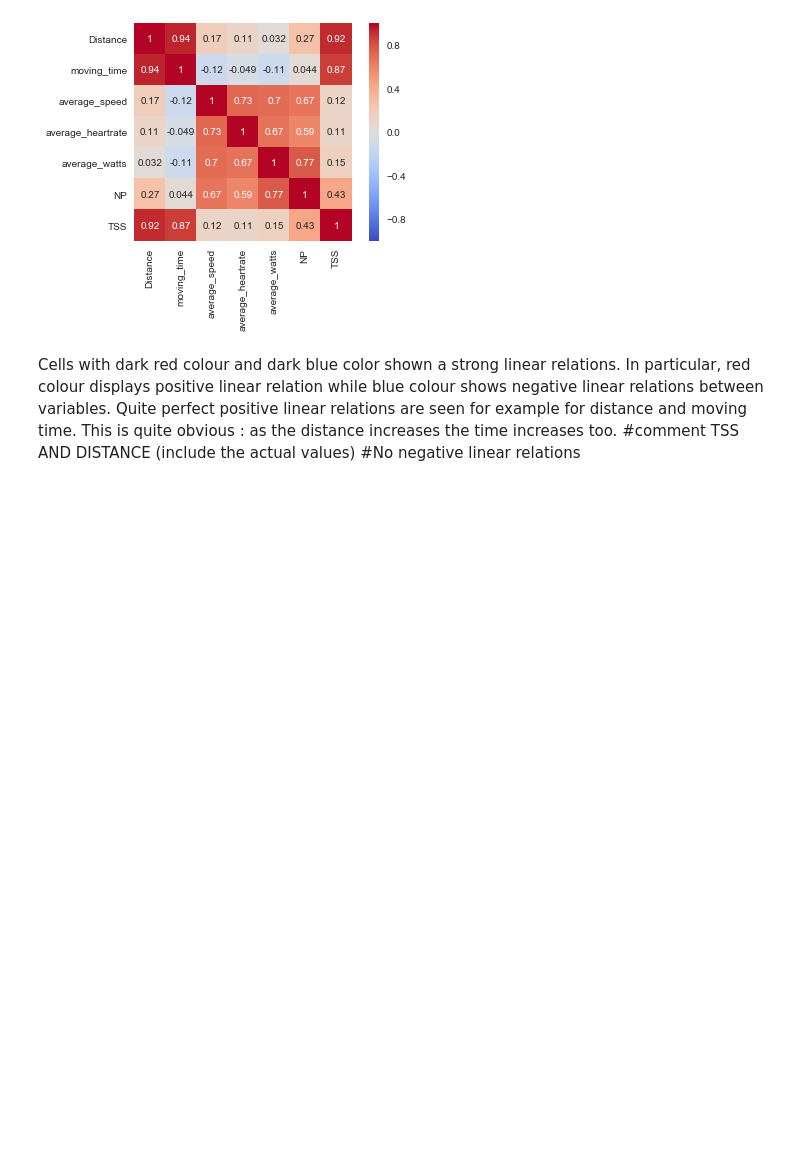
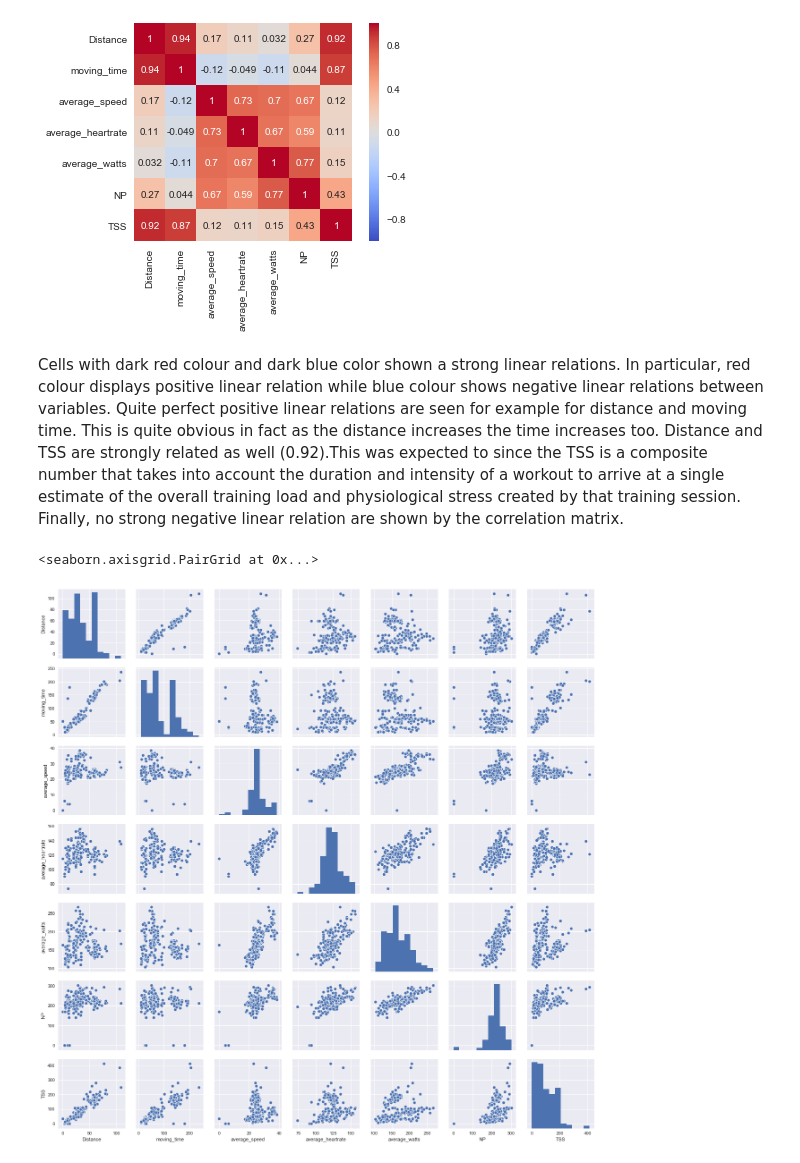
Before and after one commit to fracomp/datascience, a Jupyter notebook: Portfolio 1.ipynb, the cells around one changed output. Cells and saved outputs as stored; diff of their text form; code cells hidden in the pictures; blank space fills up the shorter version.

```diff
--- a/Portfolio 1.ipynb
+++ b/Portfolio 1.ipynb
@@ -92,5 +92,5 @@ Before looking at the distribution of this variables, I create a smaller dataset
 # %%
 cd['average_speed']=cd['distance']/(cd['moving_time']/60)
-df=cd[['Distance','moving_time','average_speed','average_heartrate','average_watts','NP','TSS']]
+df=cd[['Distance','moving_time','average_speed','average_heartrate','average_watts','NP','TSS','workout_type']]
 print('The reduced dataset contains',df.shape[0],'rows and',df.shape[1],'columns')
 # %% [output]
@@ -196,6 +196,11 @@ sns.heatmap(corrmat,vmin=-1, vmax=1, square= True,annot=True,cmap='coolwarm')
 [figure]
 # %% [markdown]
 Cells with dark red colour and dark blue color shown a strong linear relations. In particular, red colour displays positive linear relation while blue colour shows negative linear relations between variables.
-Quite perfect positive linear relations are seen for example for distance and moving time. This is quite obvious : as the distance increases the time increases too.
-#comment TSS AND DISTANCE (include the actual values)
-#No negative linear relations
+Quite perfect positive linear relations are seen for example for distance and moving time. This is quite obvious in fact as the distance increases the time increases too.
+Distance and TSS are strongly related as well (0.92).This was expected to since the TSS is a composite number that takes into account the duration and intensity of a workout to arrive at a single estimate of the overall training load and physiological stress created by that training session.
+Finally, no strong negative linear relation are shown by the correlation matrix.
+# %%
+sns.pairplot(data=df)
+# %% [output]
+<seaborn.axisgrid.PairGrid at 0x...>
+[figure, added]
```
Also changed, not shown: parts of 30 cells of this notebook.
